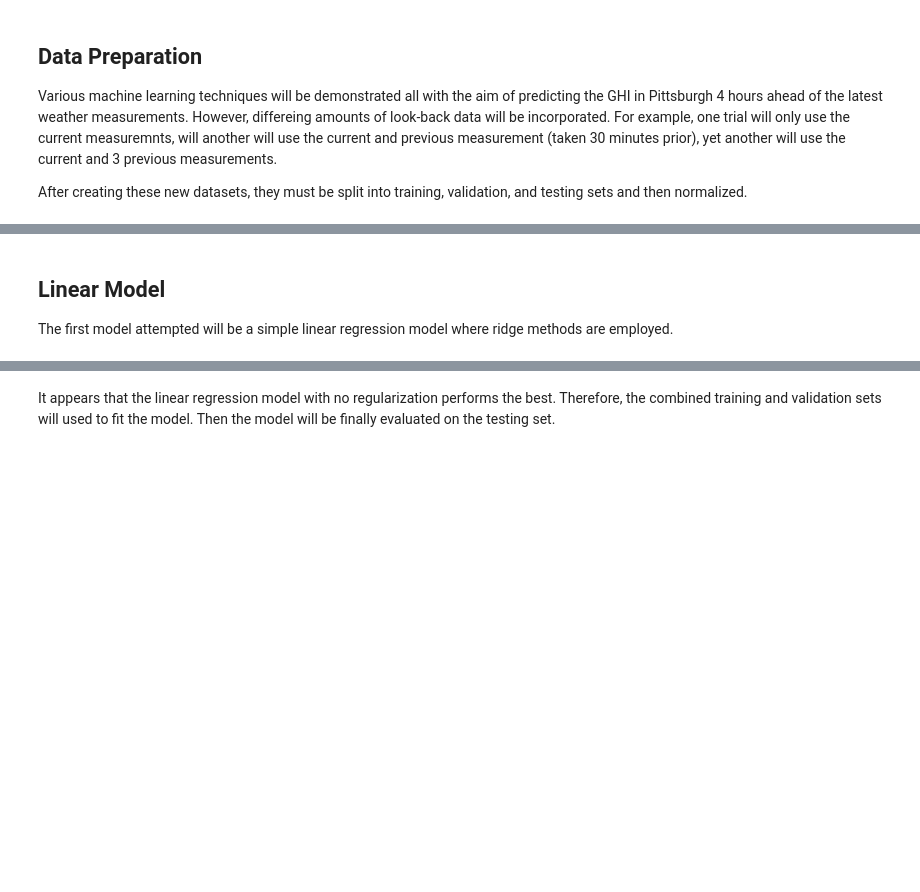
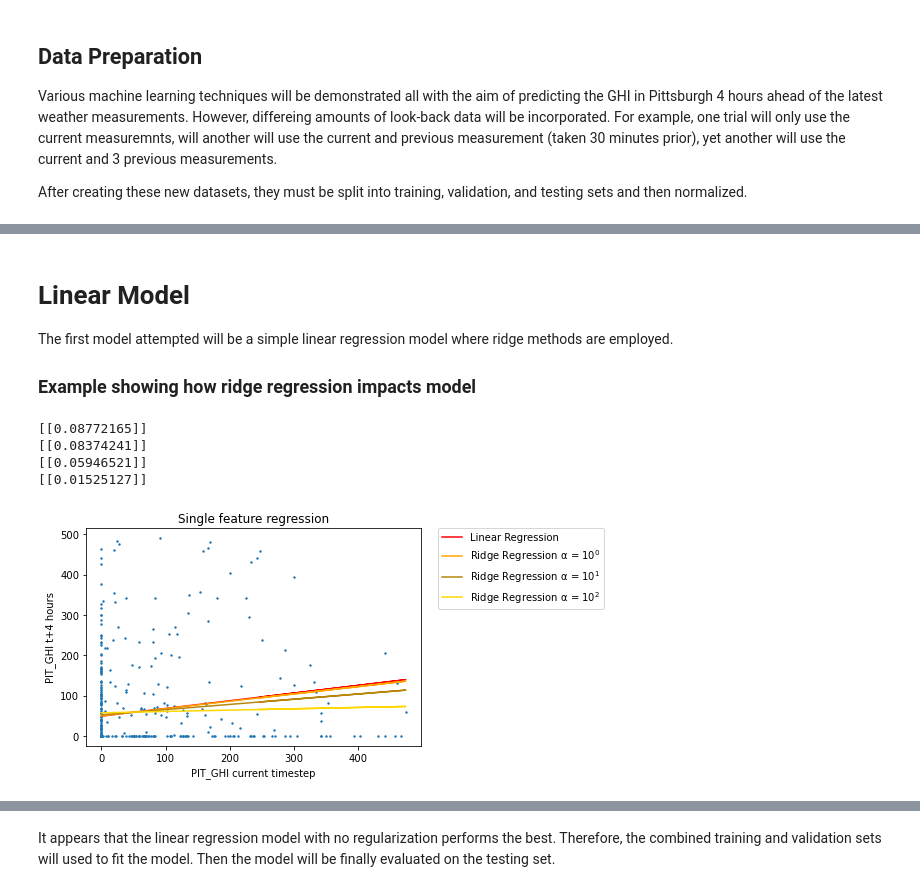
Before and after one commit to johnjkieffer/Solar_Forecasting, a Jupyter notebook: Comparing ML Algorithms for Solar Forecasting.ipynb, the cells around one changed output, grey strips where cells are left out. Drawn from its saved outputs; the diff is of its cells as text; code cells hidden in the pictures; blank space fills up the shorter version.

```diff
--- a/Comparing ML Algorithms for Solar Forecasting.ipynb
+++ b/Comparing ML Algorithms for Solar Forecasting.ipynb
@@ -203,4 +567,64 @@ X_current_and_previous_3_test_norm = X_current_and_previous_3_train_val_scaler.t
 # %% [markdown]
-## Linear Model
+# Linear Model
 
 The first model attempted will be a simple linear regression model where ridge methods are employed.
+
+### Example showing how ridge regression impacts model
+# %%
+from sklearn.linear_model import Ridge
+from sklearn.linear_model import LinearRegression
+from sklearn.metrics import mean_squared_error
+
+# Viualize model for SISO
+
+X_single_input = X_current_only_train.to_numpy()[:500,6]
+X_single_input_scaler = MinMaxScaler()
+X_single_input_norm = X_single_input_scaler.fit_transform(X_single_input.reshape(-1,1))
+
+y_norm = y_current_only_train_norm[:500]
+y = y_current_only_train[:500]
+
+model = LinearRegression()
+model_alpha1 = Ridge(alpha=10**0)
+model_alpha2 = Ridge(alpha=10**1)
+model_alpha3 = Ridge(alpha=10**2)
+
+
+model.fit(X_single_input_norm, y_norm)
+prediction = model.predict(X_single_input_norm)
+prediction = y_current_only_train_scaler.inverse_transform(prediction)
+plt.plot(X_single_input, prediction, c='r', label='Linear Regression')
+print(model.coef_)
+
+model_alpha1.fit(X_single_input_norm, y_norm)
+prediction = model_alpha1.predict(X_single_input_norm)
+prediction = y_current_only_train_scaler.inverse_transform(prediction)
+plt.plot(X_single_input, prediction, c='orange', label='Ridge Regression \u03B1 = $10^{0}$')
+print(model_alpha1.coef_)
+
+model_alpha2.fit(X_single_input_norm, y_norm)
+prediction = model_alpha2.predict(X_single_input_norm)
+prediction = y_current_only_train_scaler.inverse_transform(prediction)
+plt.plot(X_single_input, prediction, c='darkgoldenrod', label='Ridge Regression \u03B1 = $10^{1}$')
+print(model_alpha2.coef_)
+
+model_alpha3.fit(X_single_input_norm, y_norm)
+prediction = model_alpha3.predict(X_single_input_norm)
+prediction = y_current_only_train_scaler.inverse_transform(prediction)
+plt.plot(X_single_input, prediction, c='gold', label='Ridge Regression \u03B1 = $10^{2}$')
+print(model_alpha3.coef_)
+
+
+plt.subplot(111)
+plt.scatter(X_single_input, y, s=2)
+plt.xlabel('PIT_GHI current timestep')
+plt.ylabel('PIT_GHI t+4 hours')
+plt.title('Single feature regression')
+plt.legend(bbox_to_anchor=(1.05, 1), loc='upper left', borderaxespad=0.)
+plt.show()
+# %% [output]
+[[0.08772165]]
+[[0.08374241]]
+[[0.05946521]]
+[[0.01525127]]
+[figure, added]
```
Also changed, not shown: parts of 120 cells of this notebook.
